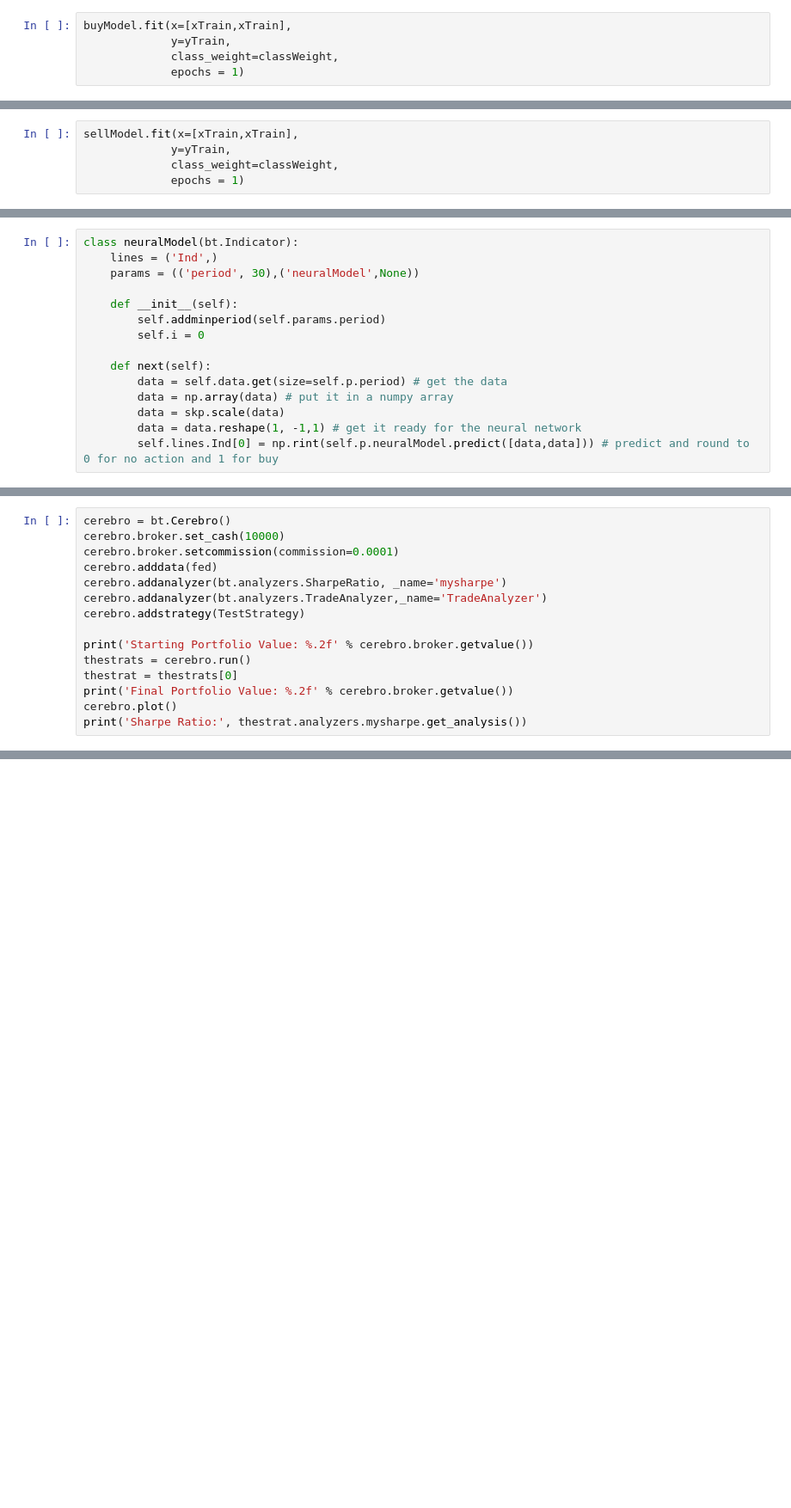
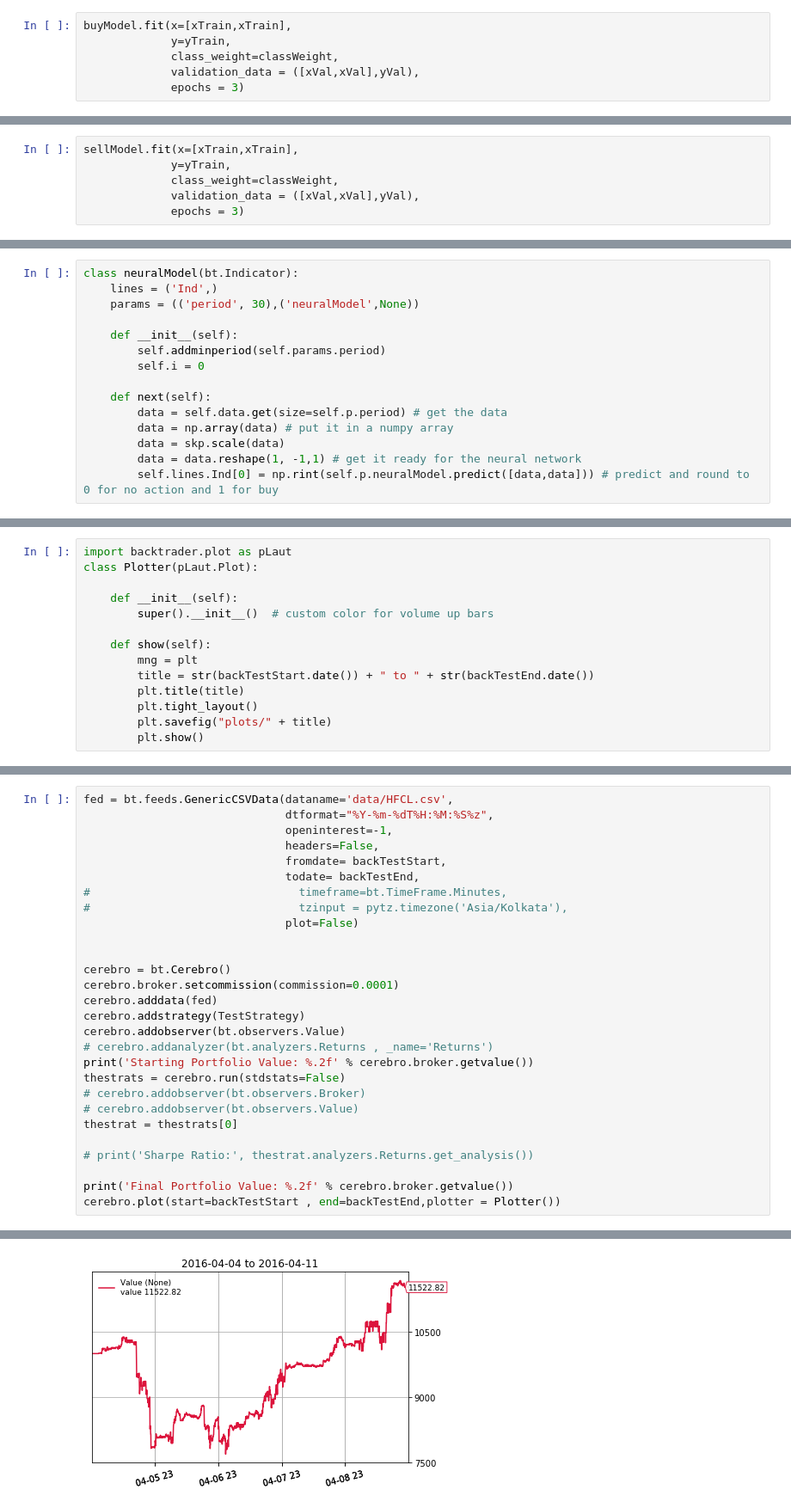
Before and after one commit to s2c/MetaAlgo, a Jupyter notebook: TradingSystemV3.ipynb, the cells around one changed output, grey strips where cells are left out. Shown at 86% size. Drawn from its saved outputs; the diff is of its cells as text; blank space fills up the shorter version.

```diff
--- a/TradingSystemV3.ipynb
+++ b/TradingSystemV3.ipynb
@@ -254,5 +303,6 @@ _________________________________________________________________
 buyModel.fit(x=[xTrain,xTrain],
              y=yTrain,
              class_weight=classWeight,
-             epochs = 1)
+             validation_data = ([xVal,xVal],yVal),
+             epochs = 3)
 # %% [output]
@@ -386,5 +434,6 @@ _________________________________________________________________
 sellModel.fit(x=[xTrain,xTrain],
              y=yTrain,
              class_weight=classWeight,
-             epochs = 1)
+             validation_data = ([xVal,xVal],yVal),
+             epochs = 3)
 # %% [output]
@@ -501,0 +541,14 @@ class TestStrategy(bt.Strategy):
+# %%
+import backtrader.plot as pLaut
+class Plotter(pLaut.Plot):
+
+    def __init__(self):
+        super().__init__()  # custom color for volume up bars
+
+    def show(self):
+        mng = plt
+        title = str(backTestStart.date()) + " to " + str(backTestEnd.date())
+        plt.title(title)
+        plt.tight_layout()
+        plt.savefig("plots/" + title)
+        plt.show()
@@ -502,17 +561,30 @@ class TestStrategy(bt.Strategy):
 # %%
+fed = bt.feeds.GenericCSVData(dataname='data/HFCL.csv',
+                              dtformat="%Y-%m-%dT%H:%M:%S%z",
+                              openinterest=-1,
+                              headers=False,
+                              fromdate= backTestStart,
+                              todate= backTestEnd,
+#                               timeframe=bt.TimeFrame.Minutes,
+#                               tzinput = pytz.timezone('Asia/Kolkata'),
+                              plot=False)
+
+
 cerebro = bt.Cerebro()
-cerebro.broker.set_cash(10000)
 cerebro.broker.setcommission(commission=0.0001)
 cerebro.adddata(fed)
-cerebro.addanalyzer(bt.analyzers.SharpeRatio, _name='mysharpe')
-cerebro.addanalyzer(bt.analyzers.TradeAnalyzer,_name='TradeAnalyzer')
 cerebro.addstrategy(TestStrategy)
+cerebro.addobserver(bt.observers.Value)
+# cerebro.addanalyzer(bt.analyzers.Returns , _name='Returns')
+print('Starting Portfolio Value: %.2f' % cerebro.broker.getvalue())
+thestrats = cerebro.run(stdstats=False)
+# cerebro.addobserver(bt.observers.Broker)
+# cerebro.addobserver(bt.observers.Value)
+thestrat = thestrats[0]
 
-print('Starting Portfolio Value: %.2f' % cerebro.broker.getvalue())
-thestrats = cerebro.run()
-thestrat = thestrats[0]
+# print('Sharpe Ratio:', thestrat.analyzers.Returns.get_analysis())
+
 print('Final Portfolio Value: %.2f' % cerebro.broker.getvalue())
-cerebro.plot()
-print('Sharpe Ratio:', thestrat.analyzers.mysharpe.get_analysis())
+cerebro.plot(start=backTestStart , end=backTestEnd,plotter = Plotter())
 # %% [output]
 Starting Portfolio Value: 10000.00
@@ -519,0 +597 @@ Final Portfolio Value: 9620.30
+[figure, new version]
```
Also changed, not shown: parts of 35 cells of this notebook, 3 other files.
